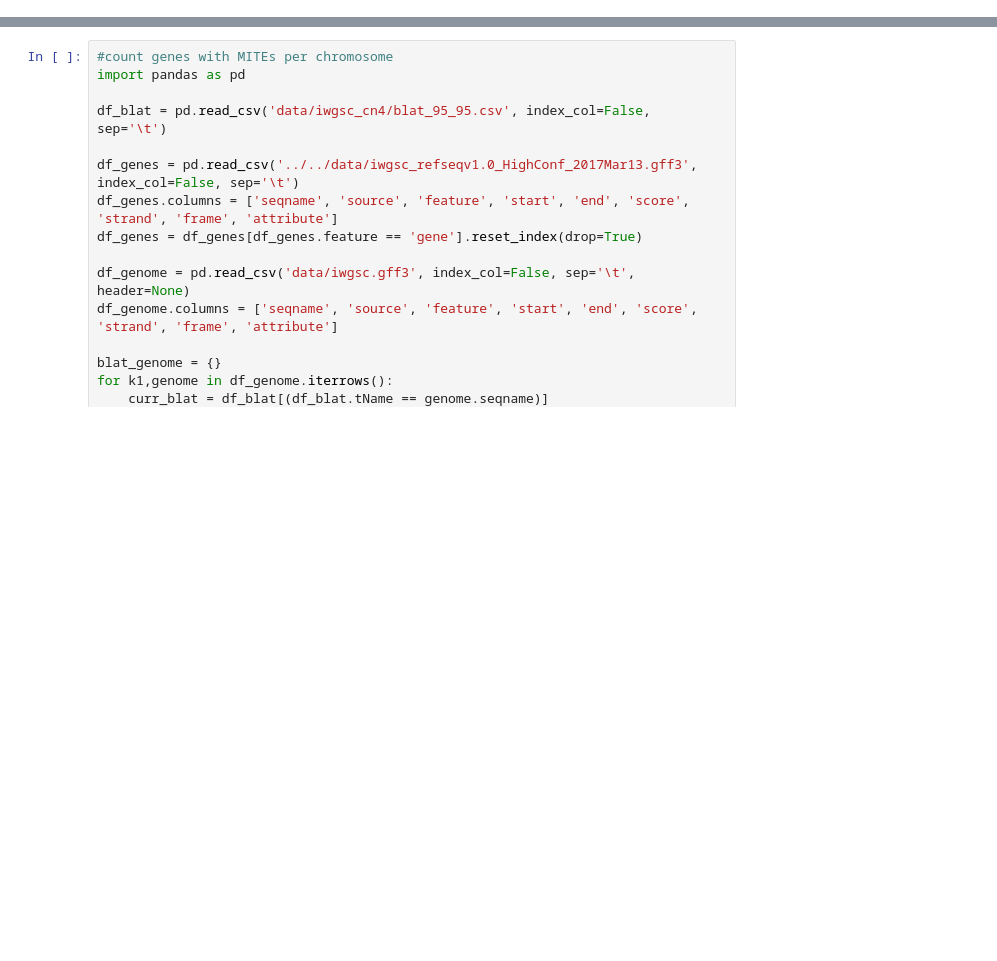
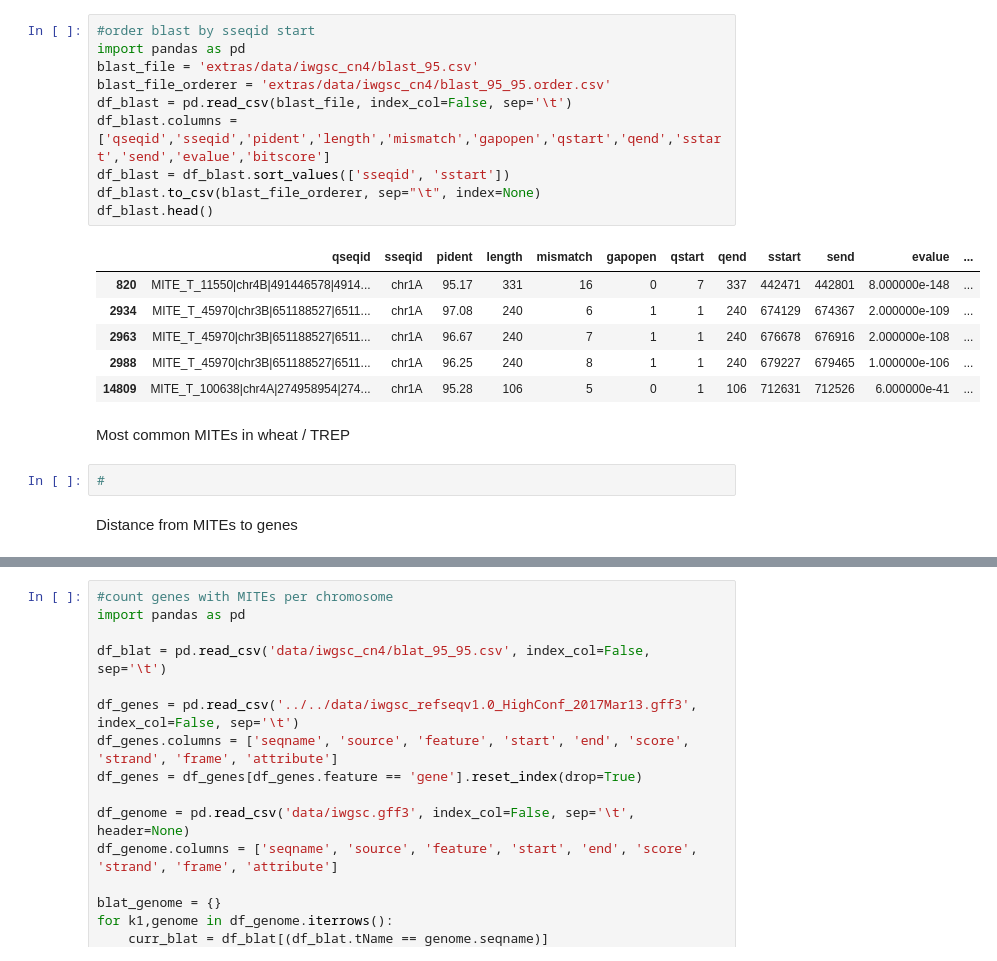
Before and after one commit to INTABiotechMJ/MITE-Tracker, a Jupyter notebook: wheat_data.ipynb, the cells around one changed output, grey strips where cells are left out. Saved outputs shown, nothing was run; the diff lists cells and outputs as text; blank space fills up the shorter version.

```diff
--- a/wheat_data.ipynb
+++ b/wheat_data.ipynb
@@ -0,0 +18,23 @@
+# %%
+#order blast by sseqid start
+import pandas as pd
+blast_file = 'extras/data/iwgsc_cn4/blast_95.csv'
+blast_file_orderer = 'extras/data/iwgsc_cn4/blast_95_95.order.csv'
+df_blast = pd.read_csv(blast_file, index_col=False, sep='\t')
+df_blast.columns = ['qseqid','sseqid','pident','length','mismatch','gapopen','qstart','qend','sstart','send','evalue','bitscore']
+df_blast = df_blast.sort_values(['sseqid', 'sstart'])
+df_blast.to_csv(blast_file_orderer, sep="\t", index=None)
+df_blast.head()
+# %% [output]
+|  | qseqid | sseqid | pident | length | mismatch | gapopen | qstart | qend | sstart | send | evalue | ... |
+| 820 | MITE_T_11550|chr4B|491446578|4914... | chr1A | 95.17 | 331 | 16 | 0 | 7 | 337 | 442471 | 442801 | 8.000000e-148 | ... |
+| 2934 | MITE_T_45970|chr3B|651188527|6511... | chr1A | 97.08 | 240 | 6 | 1 | 1 | 240 | 674129 | 674367 | 2.000000e-109 | ... |
+| 2963 | MITE_T_45970|chr3B|651188527|6511... | chr1A | 96.67 | 240 | 7 | 1 | 1 | 240 | 676678 | 676916 | 2.000000e-108 | ... |
+| 2988 | MITE_T_45970|chr3B|651188527|6511... | chr1A | 96.25 | 240 | 8 | 1 | 1 | 240 | 679227 | 679465 | 1.000000e-106 | ... |
+| 14809 | MITE_T_100638|chr4A|274958954|274... | chr1A | 95.28 | 106 | 5 | 0 | 1 | 106 | 712631 | 712526 | 6.000000e-41 | ... |
+# %% [markdown]
+Most common MITEs in wheat / TREP
+# %%
+#
+# %% [markdown]
+Distance from MITEs to genes
```
Also changed, not shown: parts of 17 cells of this notebook, 1 other file.
